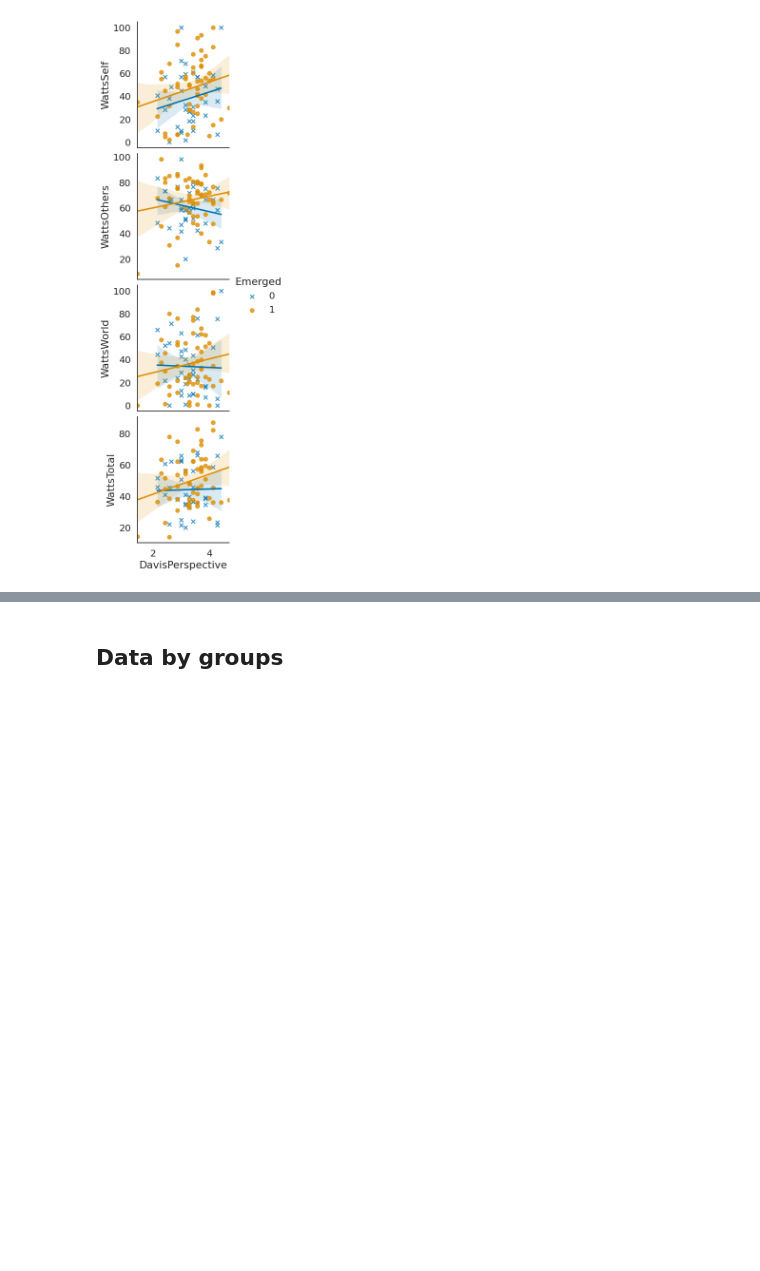
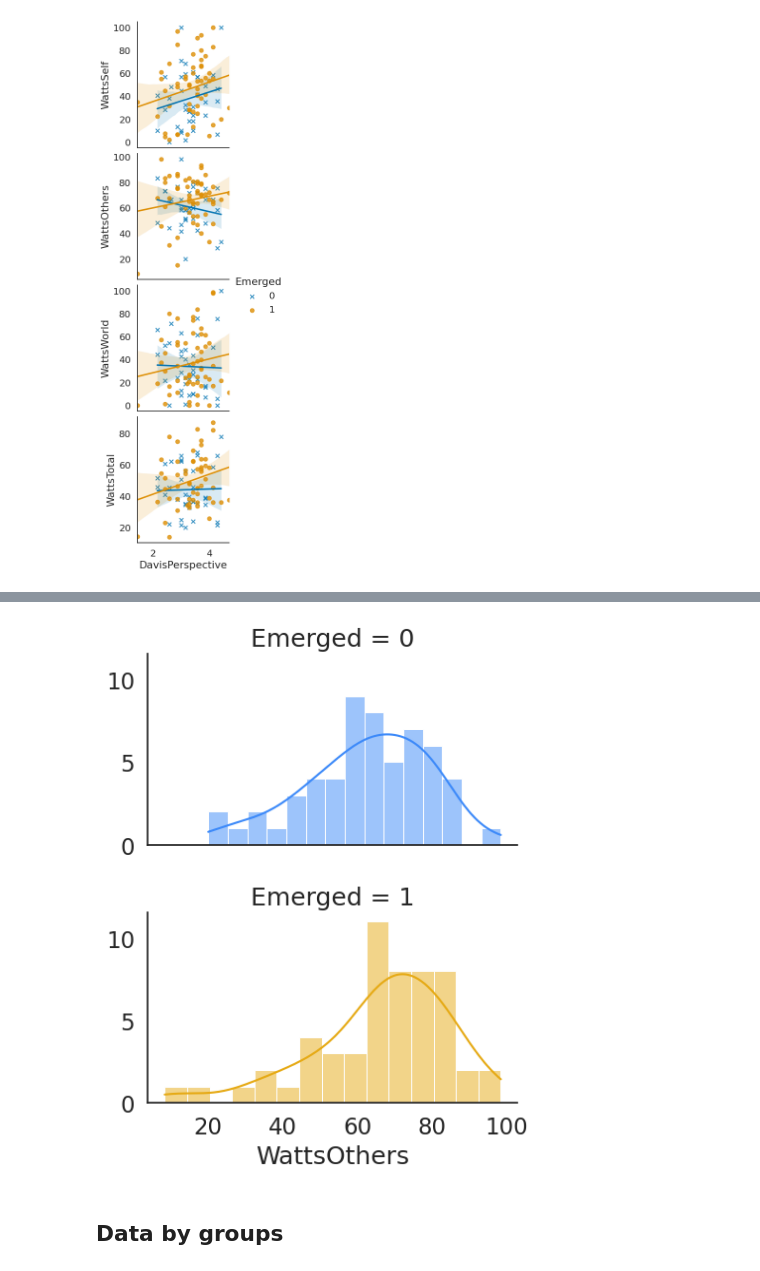
Before and after one commit to Synch-Live/DataAnalysis2022, a Jupyter notebook: analysis/figures.ipynb, the cells around one changed output, grey strips where cells are left out. Saved outputs shown, nothing was run; the diff lists cells and outputs as text; code cells hidden in the pictures; blank space fills up the shorter version.

```diff
--- a/analysis/figures.ipynb
+++ b/analysis/figures.ipynb
@@ -159,3 +164,9 @@ fig = sns.pairplot(player[player['Manual'] == 0],
+# %%
+g = sns.FacetGrid(player, row = 'Emerged', hue = "Emerged")
+g.map(sns.histplot, psych_names[2], bins = 15, kde = True)
+g.fig.set_size_inches(6,6)
+# %% [output]
+[figure, added]
 # %% [markdown]
 ## Data by groups
 # %%
```
Also changed, not shown: parts of 6 cells of this notebook, 8 other files.
